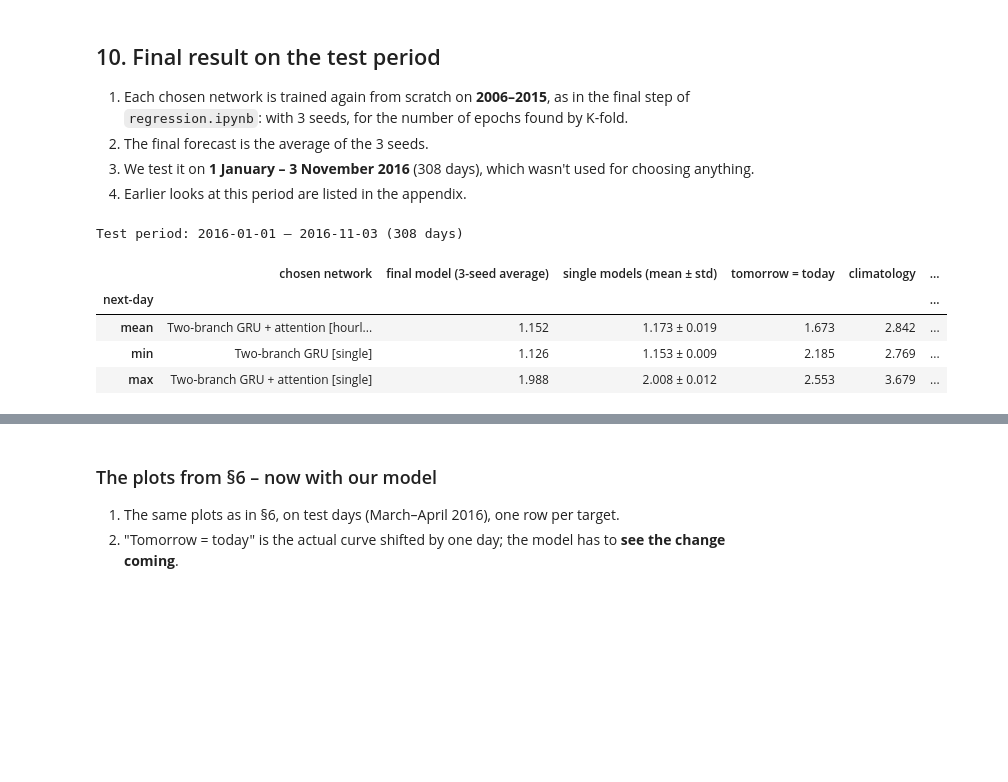
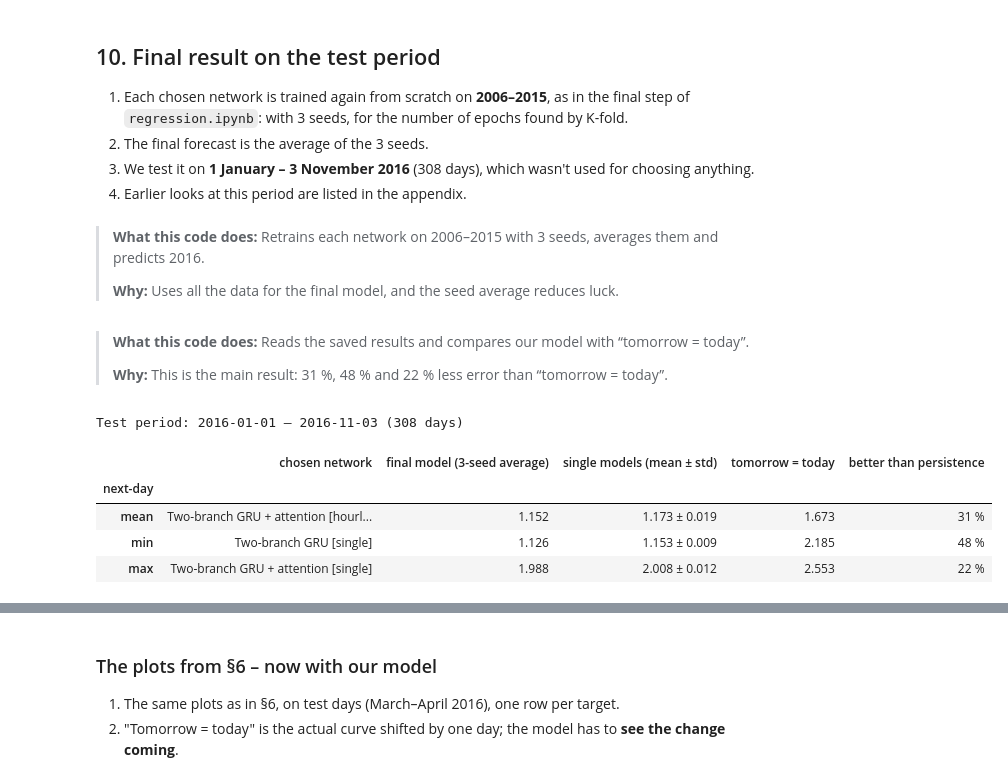
Before and after one commit to kacekk/weather_forecast_DL, a Jupyter notebook: weather_forecast.ipynb, the cells around one changed output, grey strips where cells are left out. Saved outputs shown, nothing was run; the diff lists cells and outputs as text; code cells hidden in the pictures; blank space fills up the shorter version.

```diff
--- a/weather_forecast.ipynb
+++ b/weather_forecast.ipynb
@@ -1237,7 +1507,6 @@ def classic_cv(name, make_model, target, seeds):
 ref_rows = []
 for t in TARGETS:
     pers = [mae(TODAY[t][val_m], TRUTH[t][val_m]) for _, _, val_m in cv_folds()]
-    clim = [mae(climatology(t, train_m, val_m), TRUTH[t][val_m]) for _, train_m, val_m in cv_folds()]
     ridge = {a: classic_cv(f"ridge_{a}", lambda s, a=a: make_pipeline(StandardScaler(), Ridge(alpha=a)), t, [0])
              for a in CONFIG["classic"]["ridge_alphas"]}
     best_a = min(ridge, key=ridge.get)
@@ -1246,7 +1515,6 @@ for t in TARGETS:
         **CONFIG["classic"]["hgb"], early_stopping=True, validation_fraction=0.1, n_iter_no_change=30,
         random_state=s), t, CONFIG["seeds"])
     ref_rows += [{"model": "Persistence (tomorrow = today)", "target": t, "cv_mae": np.mean(pers)},
-                 {"model": "Climatology (day-of-year average)", "target": t, "cv_mae": np.mean(clim)},
                  {"model": "Ridge regression", "target": t, "cv_mae": ridge[best_a]},
                  {"model": "Gradient boosting", "target": t, "cv_mae": hgb}]
 refs = pd.DataFrame(ref_rows)
@@ -1526,6 +1851,10 @@ tomorrow's day of year (sin, cos) ───────────────
 2. The final forecast is the average of the 3 seeds.
 3. We test it on **1 January – 3 November 2016** (308 days), which wasn't used for choosing anything.
 4. Earlier looks at this period are listed in the appendix.
+# %% [markdown]
+> **What this code does:** Retrains each network on 2006–2015 with 3 seeds, averages them and predicts 2016.
+>
+> **Why:** Uses all the data for the final model, and the seed average reduces luck.
 # %%
 # Retrain each chosen network on 2006-2015 with 3 seeds, and predict the test period once.
 tv, te = ds.mask("trainval"), ds.mask("test")
@@ -1548,28 +1877,31 @@ for t, f in final.items():
     summary[t] = {"model": f"{f['model']} [{f['output']}]",
                   "seed_ensemble_mae": mae(final_pred, TRUTH[t][te]),
                   "single_mae_mean": float(np.mean(single)), "single_mae_std": float(np.std(single, ddof=1)),
-                  "persistence_mae": mae(TODAY[t][te], TRUTH[t][te]),
-                  "climatology_mae": mae(climatology(t, tv, te), TRUTH[t][te])}
+                  "persistence_mae": mae(TODAY[t][te], TRUTH[t][te])}
     if curves:
         np.save(out / "test_hourly_predictions.npy", np.mean(curves, axis=0).astype("float32"))
 (out / "test_summary.json").write_text(json.dumps(summary, indent=2))
 tp.to_csv(out / "test_predictions.csv", index=False)
+# %% [markdown]
+> **What this code does:** Reads the saved results and compares our model with “tomorrow = today”.
+>
+> **Why:** This is the main result: 31 %, 48 % and 22 % less error than “tomorrow = today”.
 # %%
 test = json.loads((RUNS / "final" / "test_summary.json").read_text())
 tp = pd.read_csv(RUNS / "final" / "test_predictions.csv", parse_dates=["date"])
 print(f"Test period: {test['period']} ({test['test_days']} days)\n")
 rows = []
 for t in TARGETS:
     s = test[t]
     rows.append({"next-day": t, "chosen network": s["model"], "final model (3-seed average)": s["seed_ensemble_mae"],
                  "single models (mean ± std)": f"{s['single_mae_mean']:.3f} ± {s['single_mae_std']:.3f}",
-                 "tomorrow = today": s["persistence_mae"], "climatology": s["climatology_mae"],
+                 "tomorrow = today": s["persistence_mae"],
                  "better than persistence": f"{100 * (1 - s['seed_ensemble_mae'] / s['persistence_mae']):.0f} %"})
 pd.DataFrame(rows).set_index("next-day").round(3)
 # %% [output]
 Test period: 2016-01-01 – 2016-11-03 (308 days)
-|  | chosen network | final model (3-seed average) | single models (mean ± std) | tomorrow = today | climatology | ... |
-| next-day |  |  |  |  |  | ... |
-| mean | Two-branch GRU + attention [hourl... | 1.152 | 1.173 ± 0.019 | 1.673 | 2.842 | ... |
-| min | Two-branch GRU [single] | 1.126 | 1.153 ± 0.009 | 2.185 | 2.769 | ... |
-| max | Two-branch GRU + attention [single] | 1.988 | 2.008 ± 0.012 | 2.553 | 3.679 | ... |
+|  | chosen network | final model (3-seed average) | single models (mean ± std) | tomorrow = today | better than persistence |
+| next-day |  |  |  |  |  |
+| mean | Two-branch GRU + attention [hourl... | 1.152 | 1.173 ± 0.019 | 1.673 | 31 % |
+| min | Two-branch GRU [single] | 1.126 | 1.153 ± 0.009 | 2.185 | 48 % |
+| max | Two-branch GRU + attention [single] | 1.988 | 2.008 ± 0.012 | 2.553 | 22 % |
```
Also changed, not shown: parts of 90 cells of this notebook, 1 other file.
